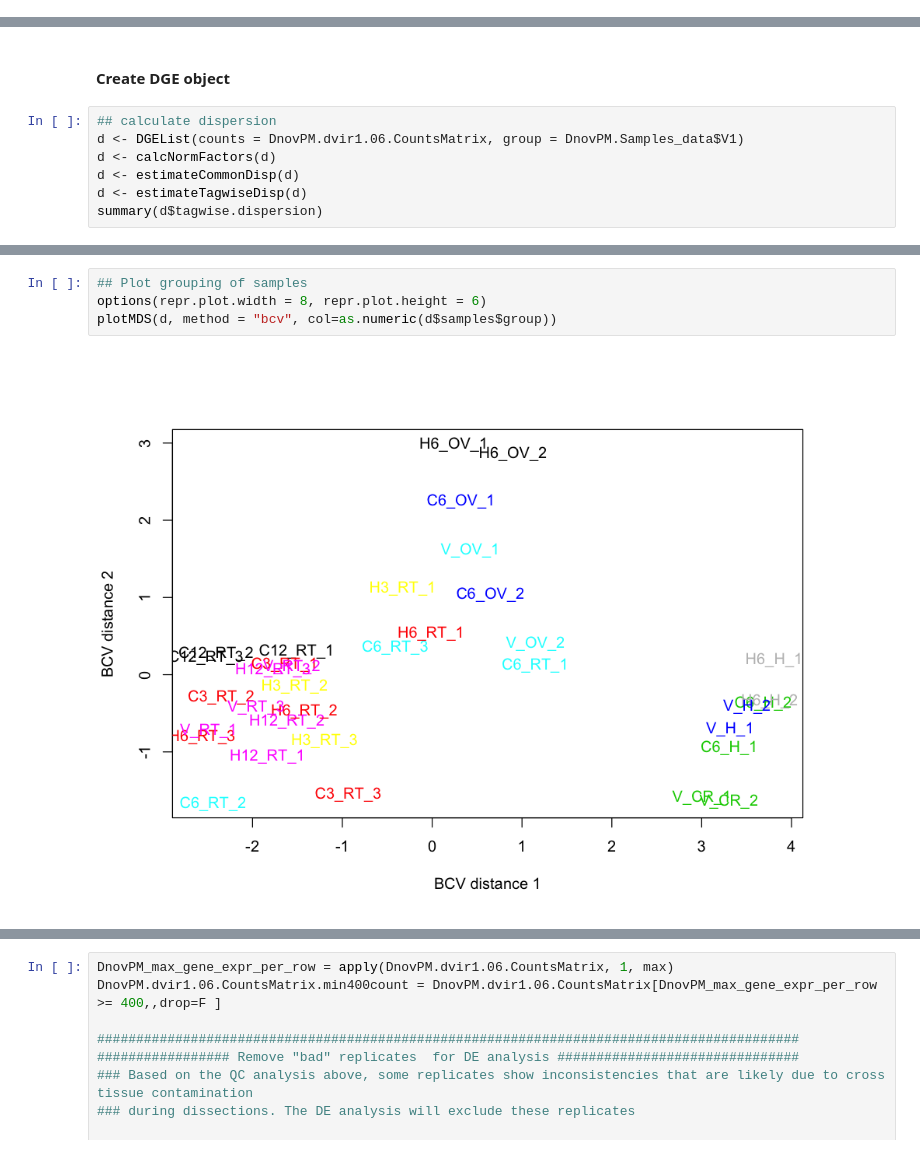
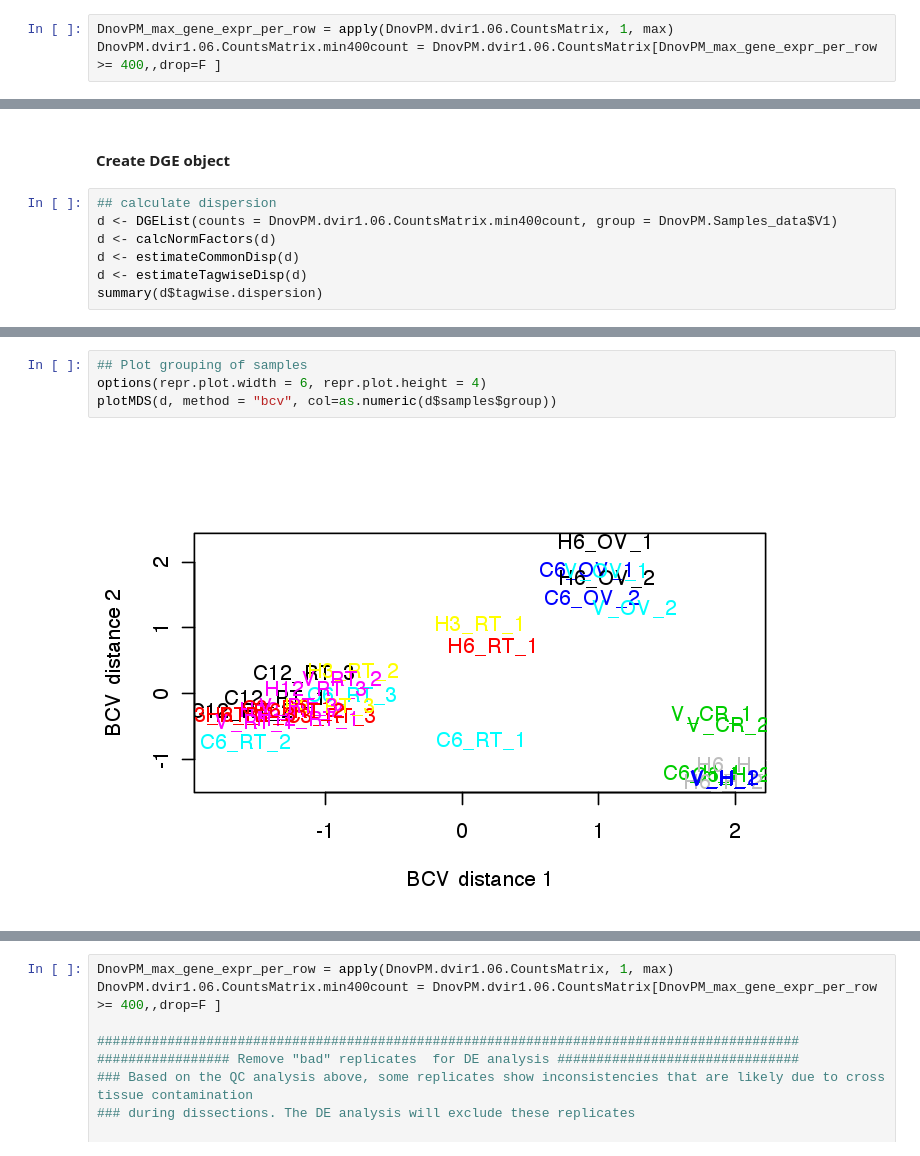
Before and after one commit to YazBraimah/DnovPmRNAseq, a Jupyter notebook: AnalysisPipeline.ipynb, the cells around one changed output, grey strips where cells are left out. Cells and saved outputs as stored; diff of their text form.

```diff
--- a/AnalysisPipeline.ipynb
+++ b/AnalysisPipeline.ipynb
@@ -386,0 +199,3 @@ Warning message:
+# %%
+DnovPM_max_gene_expr_per_row = apply(DnovPM.dvir1.06.CountsMatrix, 1, max)
+DnovPM.dvir1.06.CountsMatrix.min400count = DnovPM.dvir1.06.CountsMatrix[DnovPM_max_gene_expr_per_row >= 400,,drop=F ]
@@ -388,7 +207,7 @@ Warning message:
 #### Create DGE object
 # %%
 ## calculate dispersion
-d <- DGEList(counts = DnovPM.dvir1.06.CountsMatrix, group = DnovPM.Samples_data$V1)
+d <- DGEList(counts = DnovPM.dvir1.06.CountsMatrix.min400count, group = DnovPM.Samples_data$V1)
 d <- calcNormFactors(d)
 d <- estimateCommonDisp(d)
 d <- estimateTagwiseDisp(d)
@@ -404,6 +223,6 @@ plotBCV(d)
 # %%
 ## Plot grouping of samples
-options(repr.plot.width = 8, repr.plot.height = 6)
+options(repr.plot.width = 6, repr.plot.height = 4)
 plotMDS(d, method = "bcv", col=as.numeric(d$samples$group))
 # %% [output]
-[figure, old version]
+[figure, new version]
```
Also changed, not shown: parts of 86 cells of this notebook, 2 other files.
